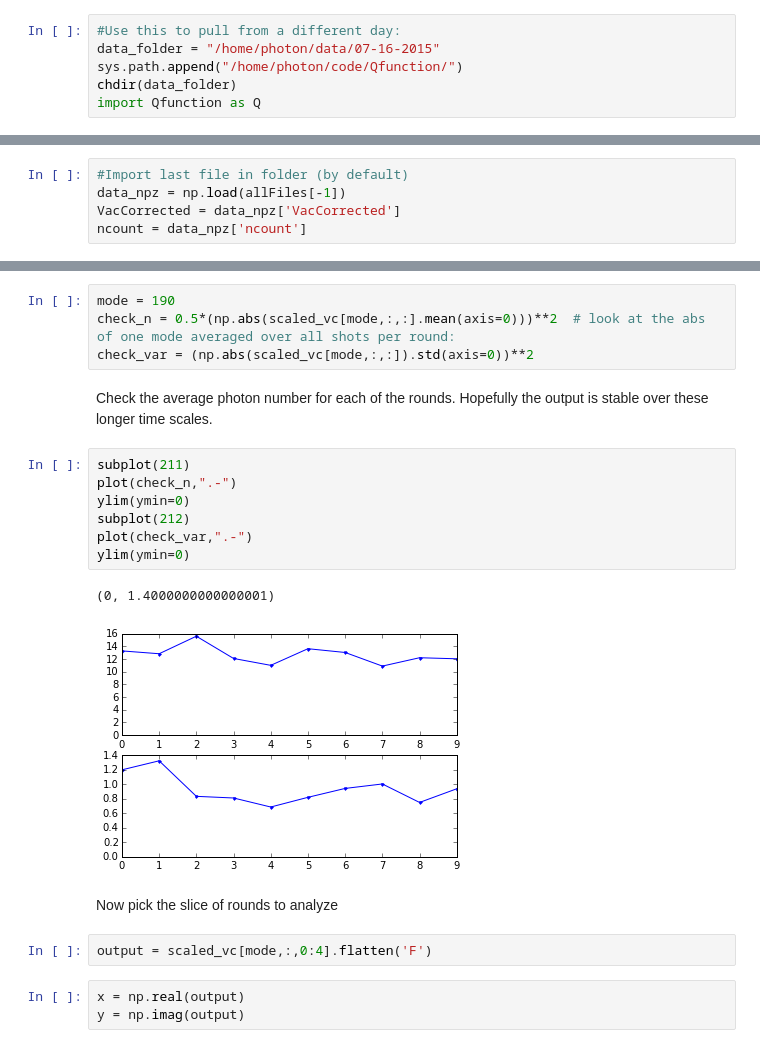
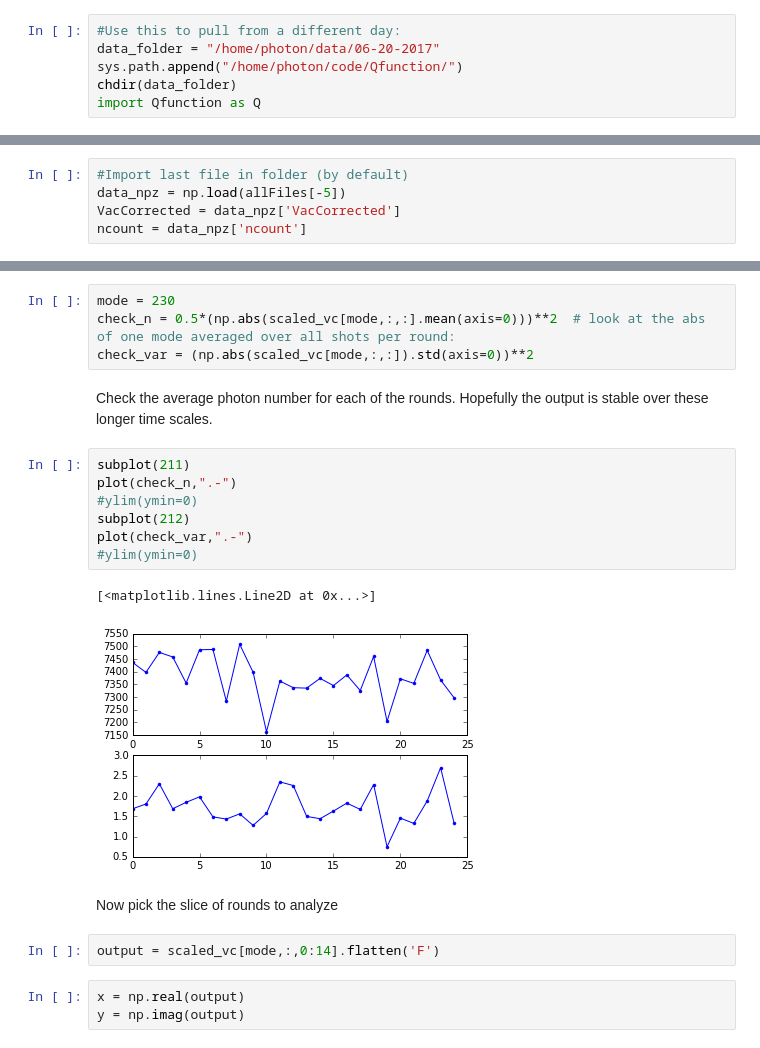
Before and after one commit to DawesLab/CCDimage, a Jupyter notebook: New Analysis (interspersed vacuum rounds).ipynb, the cells around one changed output, grey strips where cells are left out. Cells and saved outputs as stored; diff of their text form.

```diff
--- a/New Analysis (interspersed vacuum rounds).ipynb
+++ b/New Analysis (interspersed vacuum rounds).ipynb
@@ -15,6 +17,6 @@ import Qfunction as Q
 # %%
 #Use this to pull from a different day:
-data_folder = "/home/photon/data/07-16-2015"
+data_folder = "/home/photon/data/06-20-2017"
 sys.path.append("/home/photon/code/Qfunction/")
 chdir(data_folder)
 import Qfunction as Q
@@ -27,6 +41,6 @@ allFiles
 # %%
 #Import last file in folder (by default)
-data_npz = np.load(allFiles[-1])
+data_npz = np.load(allFiles[-5])
 VacCorrected = data_npz['VacCorrected']
 ncount = data_npz['ncount']
 # %%
@@ -65,5 +79,5 @@ ylabel("$\\langle n \\rangle$",size=16)
 # %%
-mode = 190
+mode = 230
 check_n = 0.5*(np.abs(scaled_vc[mode,:,:].mean(axis=0)))**2  # look at the abs of one mode averaged over all shots per round:
 check_var = (np.abs(scaled_vc[mode,:,:]).std(axis=0))**2
 # %% [markdown]
@@ -71,17 +85,17 @@ Check the average photon number for each of the rounds. Hopefully the output is
 # %%
 subplot(211)
 plot(check_n,".-")
-ylim(ymin=0)
+#ylim(ymin=0)
 subplot(212)
 plot(check_var,".-")
-ylim(ymin=0)
+#ylim(ymin=0)
 # %% [output]
-(0, 1.4000000000000001)
+[<matplotlib.lines.Line2D at 0x...>]
-[figure, old version]
+[figure, new version]
 # %% [markdown]
 Now pick the slice of rounds to analyze
 # %%
-output = scaled_vc[mode,:,0:4].flatten('F')
+output = scaled_vc[mode,:,0:14].flatten('F')
 # %%
 x = np.real(output)
 y = np.imag(output)
```
Also changed, not shown: parts of 13 cells of this notebook, 2 other files.
